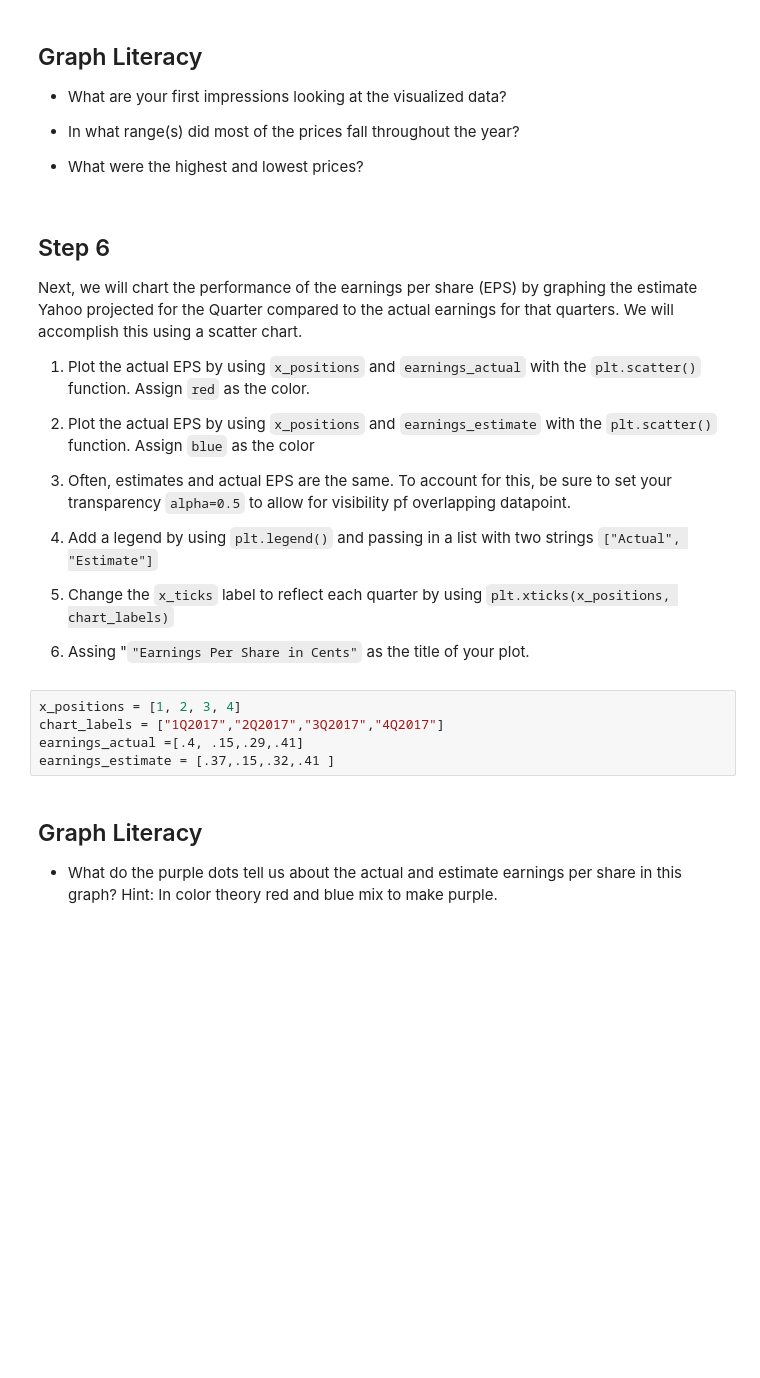
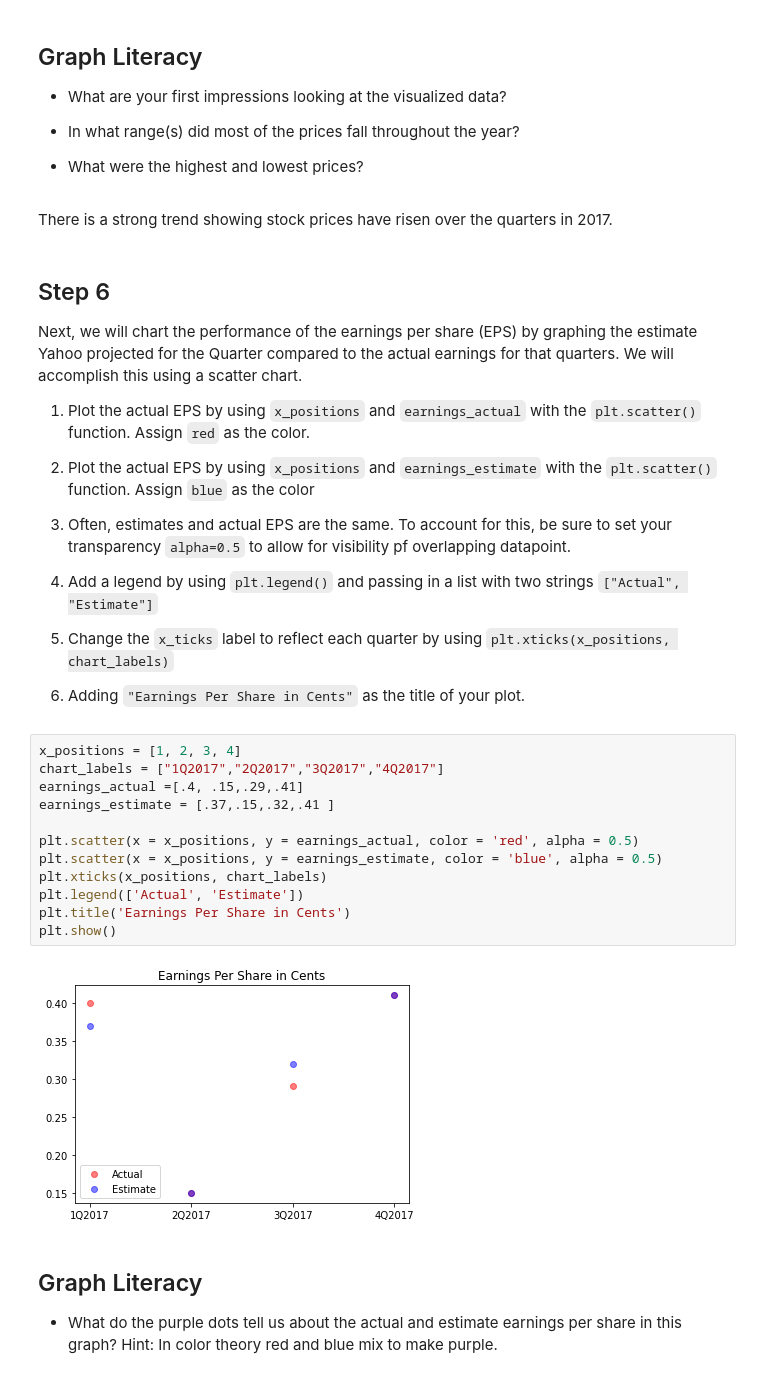
Before and after one commit to llcollett/codecademy-python, a Jupyter notebook: NetflixStocksCapstone/netflix_visualizations.ipynb, the cells around one changed output. Saved outputs shown, nothing was run; the diff lists cells and outputs as text; blank space fills up the shorter version.

```diff
--- a/NetflixStocksCapstone/netflix_visualizations.ipynb
+++ b/NetflixStocksCapstone/netflix_visualizations.ipynb
@@ -159,6 +240,8 @@ We want to get an understanding of the distribution of the Netflix quarterly sto
 - In what range(s) did most of the prices fall throughout the year?
 
 - What were the highest and lowest prices?
+# %% [markdown]
+ There is a strong trend showing stock prices have risen over the quarters in 2017.
 # %% [markdown]
 ## Step 6
 
@@ -171,12 +254,21 @@ Next, we will chart the performance of the earnings per share (EPS) by graphing
 4. Add a legend by using `plt.legend()` and passing in a list with two strings `["Actual", "Estimate"]`
 
 5. Change the `x_ticks` label to reflect each quarter by using `plt.xticks(x_positions, chart_labels)`
-6. Assing "`"Earnings Per Share in Cents"` as the title of your plot.
+6. Adding `"Earnings Per Share in Cents"` as the title of your plot.
 # %%
 x_positions = [1, 2, 3, 4]
 chart_labels = ["1Q2017","2Q2017","3Q2017","4Q2017"]
 earnings_actual =[.4, .15,.29,.41]
 earnings_estimate = [.37,.15,.32,.41 ]
+
+plt.scatter(x = x_positions, y = earnings_actual, color = 'red', alpha = 0.5)
+plt.scatter(x = x_positions, y = earnings_estimate, color = 'blue', alpha = 0.5)
+plt.xticks(x_positions, chart_labels)
+plt.legend(['Actual', 'Estimate'])
+plt.title('Earnings Per Share in Cents')
+plt.show()
+# %% [output]
+[figure, added]
 # %% [markdown]
 ## Graph Literacy
 
```
Also changed, not shown: parts of 11 cells of this notebook.
